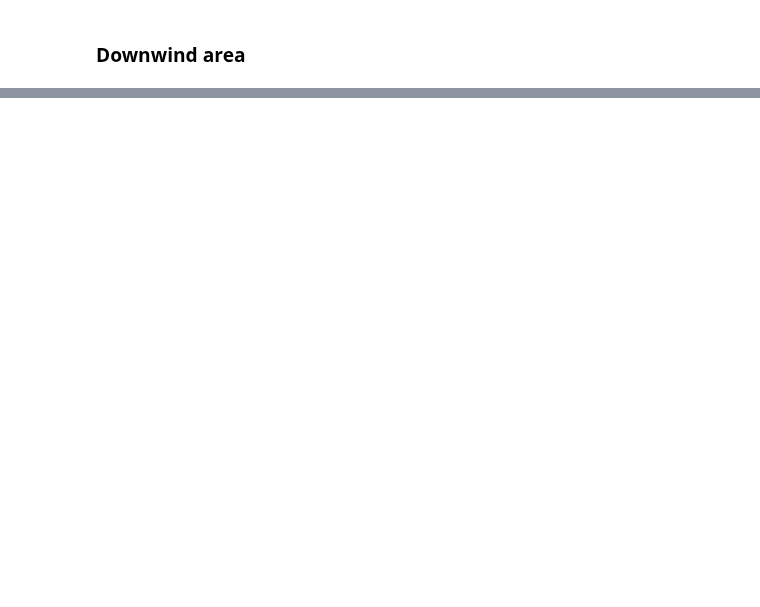
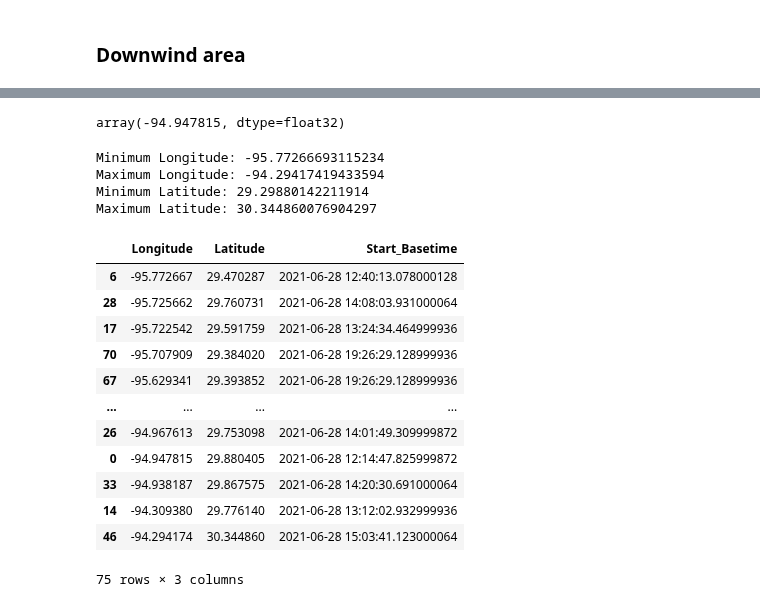
Before and after one commit to oluwafemiomitusa/Geospatial-Analysis, a Jupyter notebook: Second_part/Jupyter Notebooks/New/case_study_1.ipynb, the cells around one changed output, grey strips where cells are left out. Drawn from its saved outputs; the diff is of its cells as text; code cells hidden in the pictures; blank space fills up the shorter version.

```diff
--- a/Second_part/Jupyter Notebooks/New/case_study_1.ipynb
+++ b/Second_part/Jupyter Notebooks/New/case_study_1.ipynb
@@ -33,8 +43,8 @@ Data variables: (12/37)
 ## Extract time range
 # %%
 # Define your time range
-start_time = np.datetime64('2021-06-28T14:00:00')
-end_time = np.datetime64('2021-06-28T19:59:59')
+start_time = np.datetime64('2022-08-20T19:03:00')
+end_time = np.datetime64('2022-08-20T19:03:59')
 
 # Create a mask where base_time is within the specified range
 time_mask = (tracked_cells.start_basetime >= start_time) & (tracked_cells.start_basetime <= end_time)
@@ -247,0 +156,3 @@ pd.read_csv(filename)
+# %%
+filtered_upwind = filtered_ds.sel(tracks=start_upwind)
+filtered_urban = filtered_ds.sel(tracks=start_urban)
@@ -247,0 +413,52 @@ pd.read_csv(filename)
+# %%
+longitudes = filtered_urban.cell_meanlon.isel(times=0).values
+latitudes = filtered_urban.cell_meanlat.isel(times=0).values
+start_times = filtered_urban.start_basetime.values
+# %%
+longitudes
+# %% [output]
+array(-94.947815, dtype=float32)
+# %%
+
+
+# Calculate minimum and maximum values
+min_longitude = longitudes.min()
+max_longitude = longitudes.max()
+min_latitude = latitudes.min()
+max_latitude = latitudes.max()
+
+# Print the results
+print(f"Minimum Longitude: {min_longitude}")
+print(f"Maximum Longitude: {max_longitude}")
+print(f"Minimum Latitude: {min_latitude}")
+print(f"Maximum Latitude: {max_latitude}")
+# %% [output]
+Minimum Longitude: -95.77266693115234
+Maximum Longitude: -94.29417419433594
+Minimum Latitude: 29.29880142211914
+Maximum Latitude: 30.344860076904297
+# %%
+import pandas as pd
+data = {
+    'Longitude': longitudes,
+    'Latitude': latitudes,
+    'Start_Basetime': pd.to_datetime(start_times, unit='s')  # Adjust the unit if needed
+}
+track_df = pd.DataFrame(data)
+# %%
+sorted_df = track_df.sort_values(by=['Longitude', 'Latitude'])
+sorted_df
+# %% [output]
+|  | Longitude | Latitude | Start_Basetime |
+| 6 | -95.772667 | 29.470287 | 2021-06-28 12:40:13.078000128 |
+| 28 | -95.725662 | 29.760731 | 2021-06-28 14:08:03.931000064 |
+| 17 | -95.722542 | 29.591759 | 2021-06-28 13:24:34.464999936 |
+| 70 | -95.707909 | 29.384020 | 2021-06-28 19:26:29.128999936 |
+| 67 | -95.629341 | 29.393852 | 2021-06-28 19:26:29.128999936 |
+| ... | ... | ... | ... |
+| 26 | -94.967613 | 29.753098 | 2021-06-28 14:01:49.309999872 |
+| 0 | -94.947815 | 29.880405 | 2021-06-28 12:14:47.825999872 |
+| 33 | -94.938187 | 29.867575 | 2021-06-28 14:20:30.691000064 |
+| 14 | -94.309380 | 29.776140 | 2021-06-28 13:12:02.932999936 |
+| 46 | -94.294174 | 30.344860 | 2021-06-28 15:03:41.123000064 |
+75 rows × 3 columns
```
Also changed, not shown: parts of 38 cells of this notebook.
